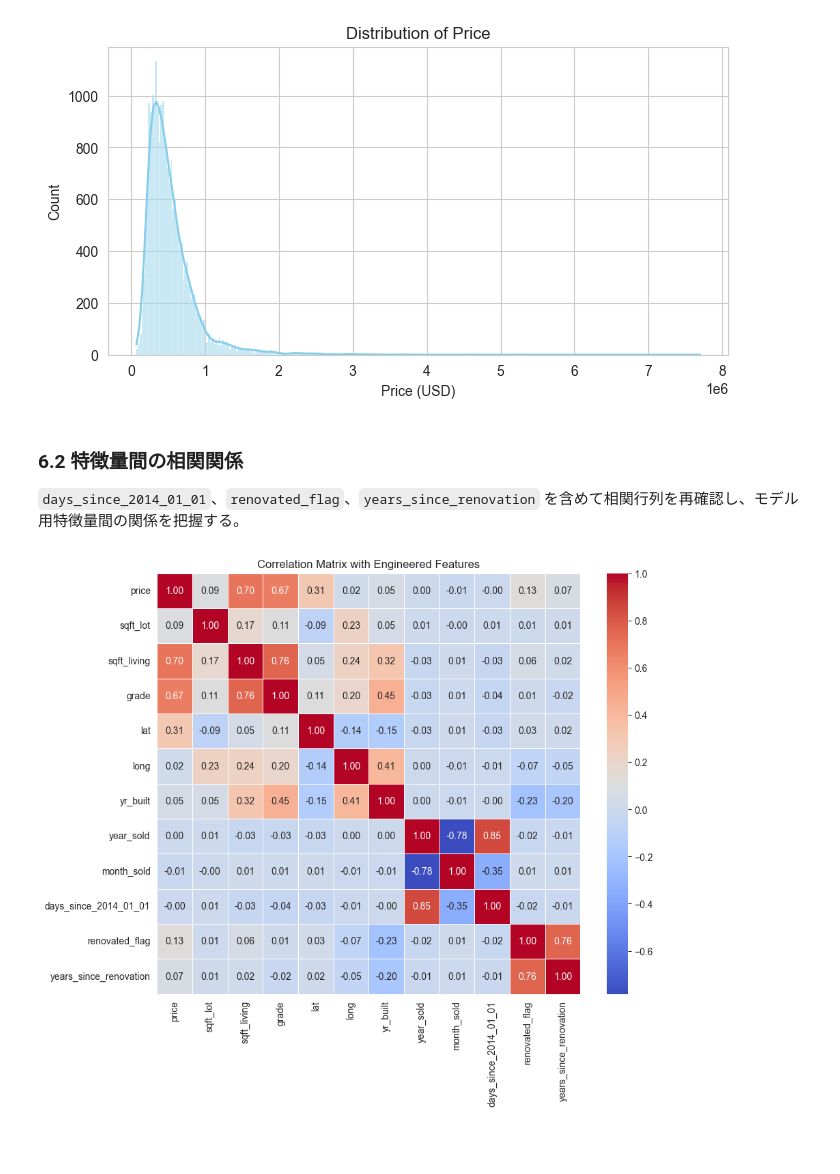
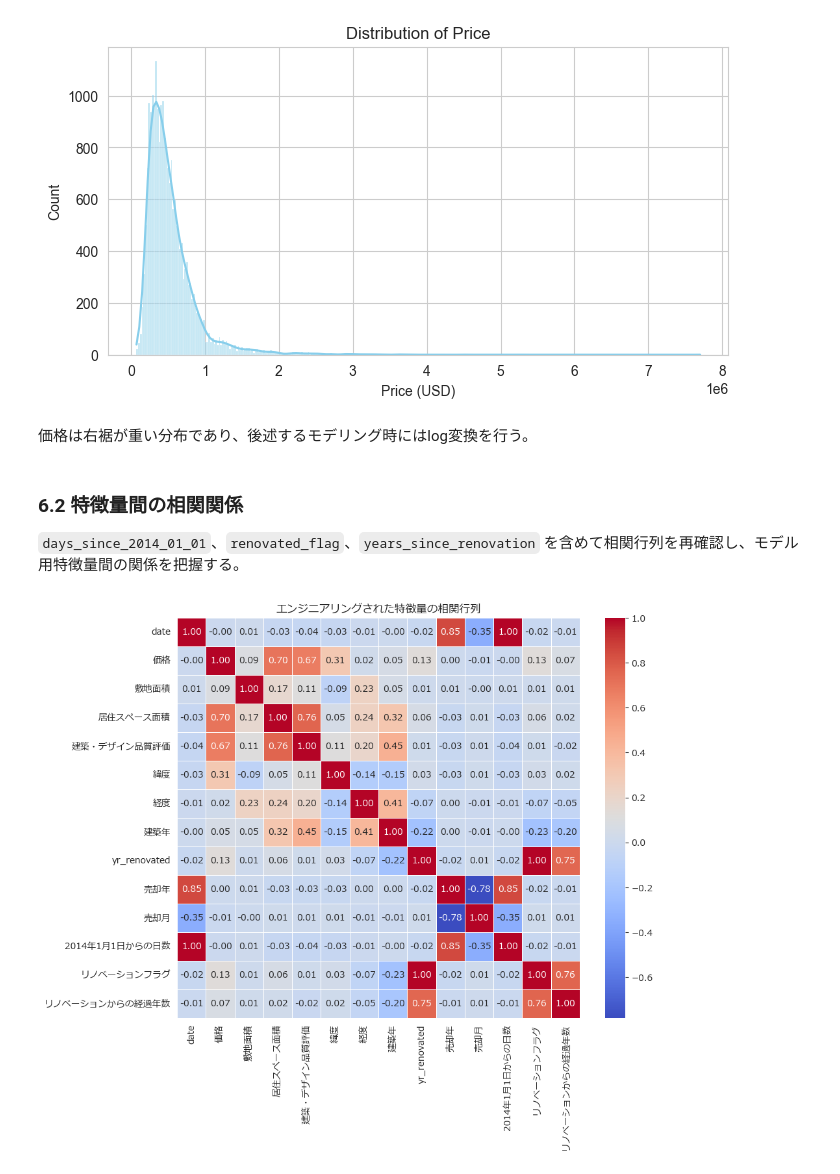
Before and after one commit to Naisinn/dataScientist_exam, a Jupyter notebook: analisis.ipynb, the cells around one changed output. Cells and saved outputs as stored; diff of their text form; code cells hidden in the pictures; blank space fills up the shorter version.

```diff
--- a/analisis.ipynb
+++ b/analisis.ipynb
@@ -131,15 +222,41 @@ plt.ylabel("Count")
 plt.show()
 # %% [output]
 [figure]
+# %% [markdown]
+価格は右裾が重い分布であり、後述するモデリング時にはlog変換を行う。
 # %% [markdown]
 ### 6.2 特徴量間の相関関係
 
 `days_since_2014_01_01`、`renovated_flag`、`years_since_renovation` を含めて相関行列を再確認し、モデル用特徴量間の関係を把握する。
-# %%
-corr = data[numeric_cols].astype(float).corr()
-plt.figure(figsize=(10,8))
-sns.heatmap(corr, annot=True, fmt=".2f", cmap="coolwarm", linewidths=0.5)
-plt.title("Correlation Matrix with Engineered Features")
-plt.show()
-# %% [output]
-[figure, removed]
+# %%
+# 日本語フォントの設定
+plt.rcParams['font.family'] = 'meiryo'
+
+# カラム名を日本語に変更
+japanese_columns = {
+    'price': '価格',
+    'sqft_lot': '敷地面積',
+    'sqft_living': '居住スペース面積',
+    'grade': '建築・デザイン品質評価',
+    'lat': '緯度',
+    'long': '経度',
+    'yr_built': '建築年',
+    'year_sold': '売却年',
+    'month_sold': '売却月',
+    'days_since_2014_01_01': '2014年1月1日からの日数',
+    'renovated_flag': 'リノベーションフラグ',
+    'years_since_renovation': 'リノベーションからの経過年数'
+}
+
+# 相関行列の計算
+corr = data.corr()
+
+# 相関行列のカラム名とインデックスを日本語に変更
+corr_japanese = corr.rename(columns=japanese_columns, index=japanese_columns)
+
+plt.figure(figsize=(10,8))
+sns.heatmap(corr_japanese, annot=True, fmt=".2f", cmap="coolwarm", linewidths=0.5)
+plt.title("エンジニアリングされた特徴量の相関行列")
+plt.show()
+# %% [output]
+[figure, added]
```
Also changed, not shown: parts of 15 cells of this notebook.
